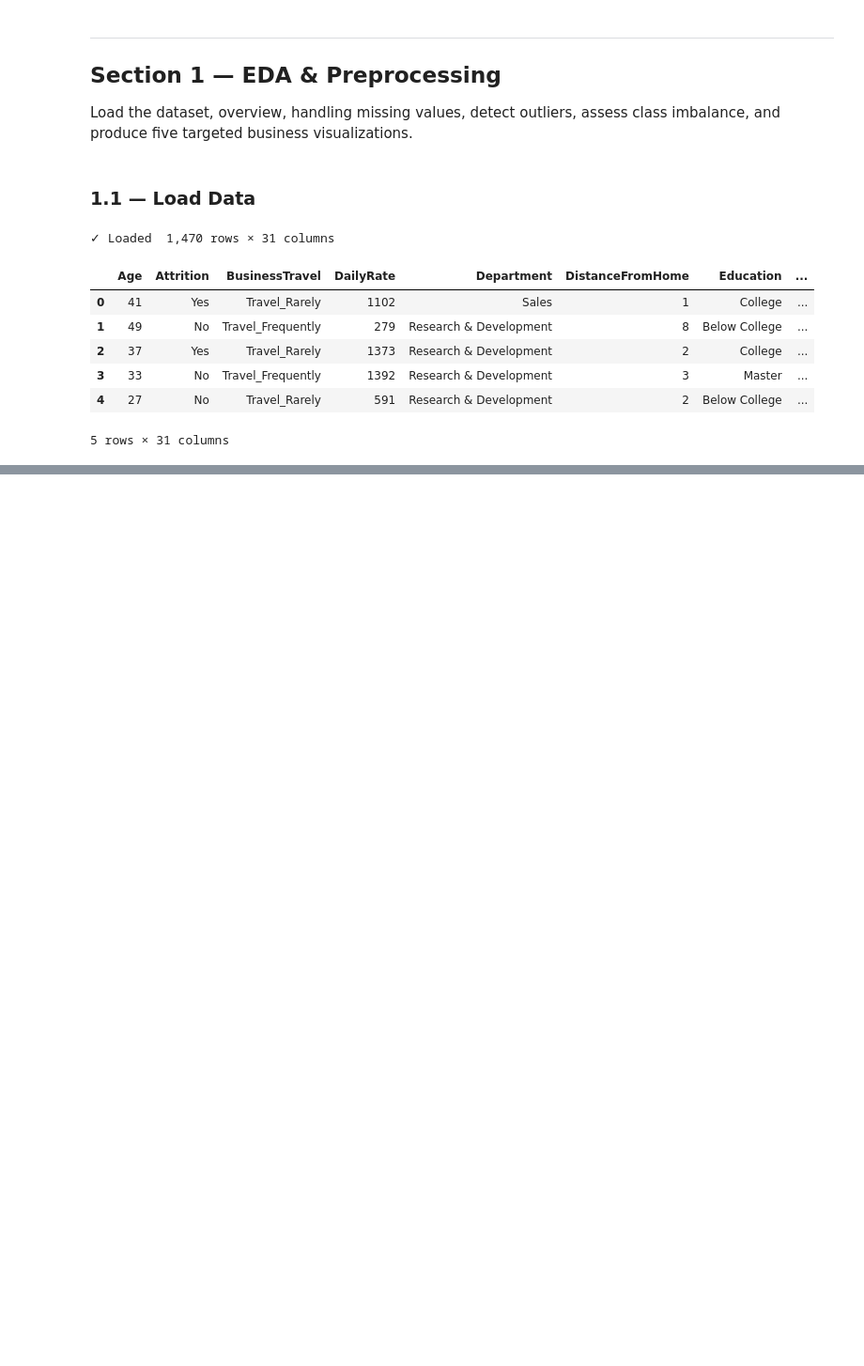
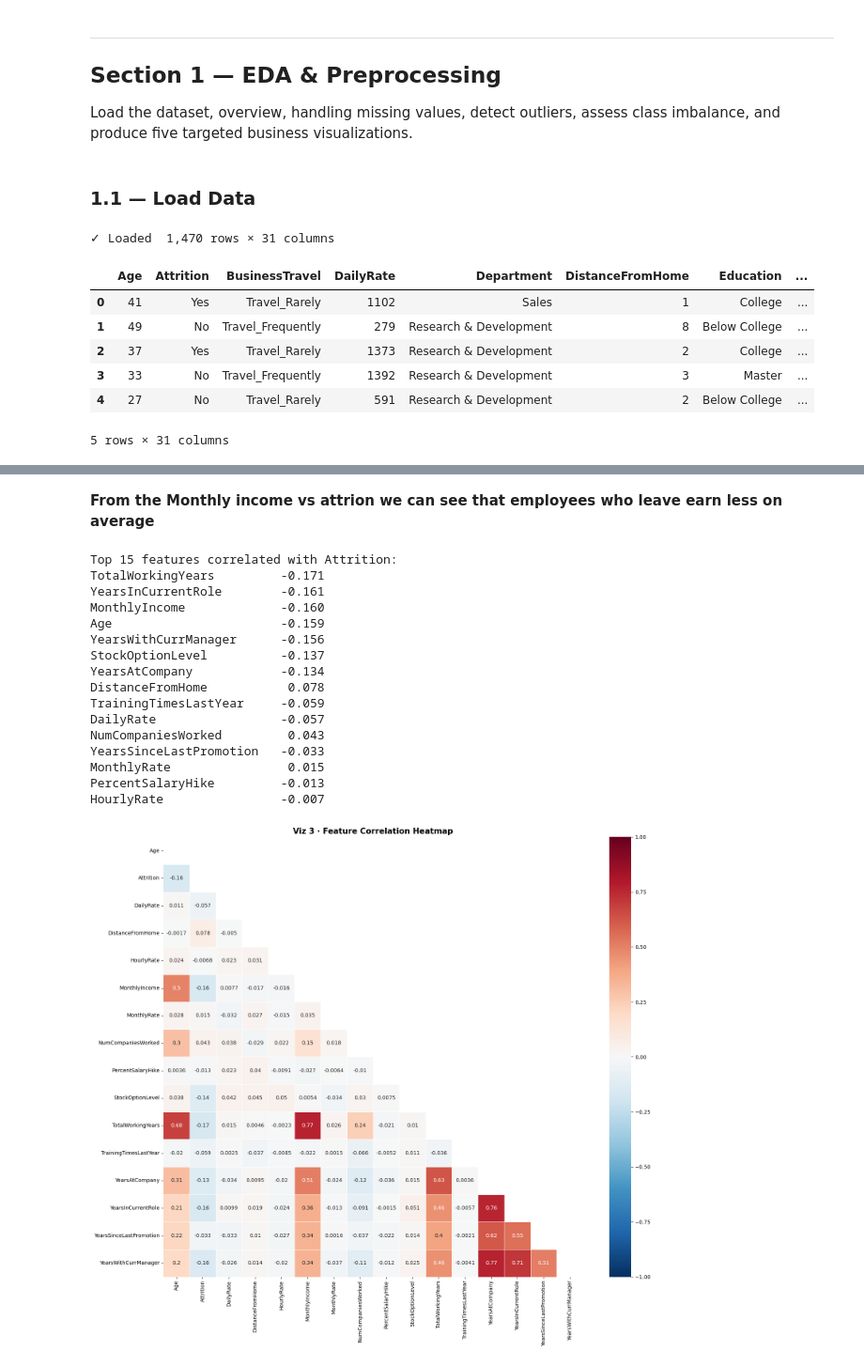
Before and after one commit to rimonshy/Employee-Churn-Prediction-System, a Jupyter notebook: notebook.ipynb, the cells around one changed output, grey strips where cells are left out. Shown at 94% size. Saved outputs shown, nothing was run; the diff lists cells and outputs as text; code cells hidden in the pictures; blank space fills up the shorter version.

```diff
--- a/notebook.ipynb
+++ b/notebook.ipynb
@@ -44,0 +276,41 @@ df.head()
+# %% [markdown]
+**From the Monthly income vs attrion we can see that employees who leave earn less on average**
+# %%
+# ── Viz 3: Correlation Heatmap ────────────────────────────────────────────
+numeric_df = df.select_dtypes(include=np.number)
+corr = numeric_df.corr()
+
+# Highlight top correlations with Attrition
+top_corr = (corr['Attrition']
+            .drop('Attrition')                                      # exclude self-correlation
+            .sort_values(key=lambda s: s.abs(), ascending=False)    # sort by |r|, keep sign
+            .head(15))
+
+print("Top 15 features correlated with Attrition:")
+print(top_corr.round(3).to_string())
+
+fig, ax = plt.subplots(figsize=(16, 14))
+mask = np.triu(np.ones_like(corr, dtype=bool))
+sns.heatmap(corr, mask=mask, cmap='RdBu_r', center=0,
+            annot=True, linewidths=0.4, ax=ax, vmin=-1, vmax=1)
+ax.set_title('Viz 3 · Feature Correlation Heatmap', fontsize=15, fontweight='bold')
+plt.tight_layout()
+plt.show()
+# %% [output]
+Top 15 features correlated with Attrition:
+TotalWorkingYears         -0.171
+YearsInCurrentRole        -0.161
+MonthlyIncome             -0.160
+Age                       -0.159
+YearsWithCurrManager      -0.156
+StockOptionLevel          -0.137
+YearsAtCompany            -0.134
+DistanceFromHome           0.078
+TrainingTimesLastYear     -0.059
+DailyRate                 -0.057
+NumCompaniesWorked         0.043
+YearsSinceLastPromotion   -0.033
+MonthlyRate                0.015
+PercentSalaryHike         -0.013
+HourlyRate                -0.007
+[figure, added]
```
Also changed, not shown: parts of 26 cells of this notebook.
